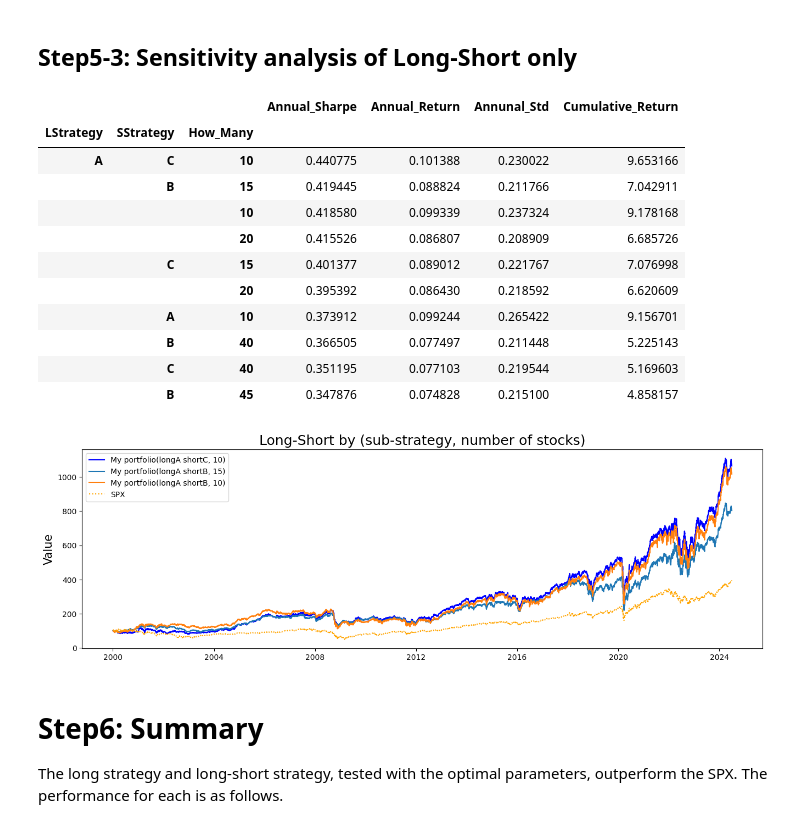
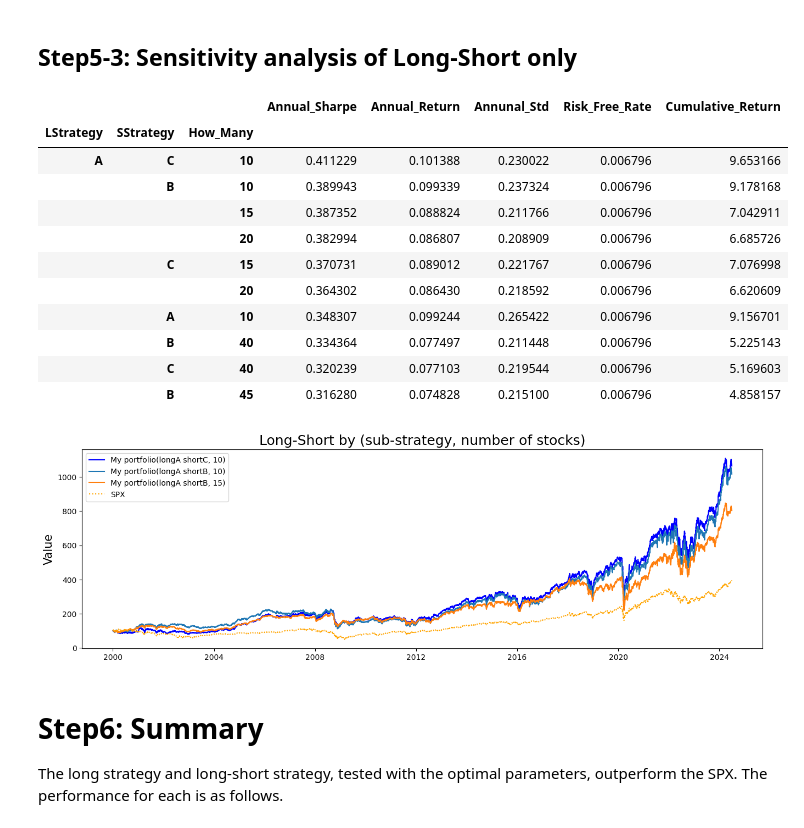
Before and after one commit to wisdomworker/Investments_2025, a Jupyter notebook: Inv_project_v2.ipynb, the cells around one changed output. Saved outputs shown, nothing was run; the diff lists cells and outputs as text; code cells hidden in the pictures.

```diff
--- a/Inv_project_v2.ipynb
+++ b/Inv_project_v2.ipynb
@@ -88,6 +92,12 @@ factors_sorted
 | 2023-12-29 | 10.2 | 0.521127 | -11.1 | -21.3 | 374.4474 | ... |
 | 2024-03-28 | 10.2 | 0.521127 | -11.1 | -21.3 | 374.4474 | ... |
 98 rows × 8491 columns
+# %%
+rfrate = pd.read_excel("/content/drive/MyDrive/Inv_project/rfrate.xlsx", index_col=0, header=0)
+# %%
+rfrate = rfrate.loc[rfrate.index.isin(daily_price.index)]
+rfrate.index = pd.to_datetime(rfrate.index, format="%Y-%m-%d")
+rfrate.index = rfrate.index.tz_localize(None)
 # %% [markdown]
 #Step3 : Define Sub-Strategies
 
@@ -399,9 +409,10 @@ def backtest_longonly_top(daily_price, Strategy = 'C', initial_value = 100, fee=
     Cum_Return = float((my_pf.iloc[-1] / my_pf.iloc[0])-1)
     My_Port_Return = float(  (my_pf.iloc[-1] / my_pf.iloc[0]) **(1/n) -1  )
     My_Port_Std = float(my_pf.pct_change().iloc[1:].std().round(5)) * np.sqrt(252)
-    Ann_Sharpe = My_Port_Return / My_Port_Std
+    riskfree_return = rfrate.mean()[0]
+    Ann_Sharpe = (My_Port_Return - riskfree_return ) / My_Port_Std
 
-    result = pd.DataFrame([Cum_Return, My_Port_Return, My_Port_Std, Ann_Sharpe], index = ['Cumulative_Return','Annual_Return','Annunal_Std','Annual_Sharpe'])
+    result = pd.DataFrame([Cum_Return, riskfree_return, My_Port_Return, My_Port_Std, Ann_Sharpe], index = ['Cumulative_Return','Risk_Free_Rate', 'Annual_Return','Annunal_Std','Annual_Sharpe'])
     result.columns = [str(my_pf.index[0])[:10] + '_To_'+str(my_pf.index[-1])[:10]]
 
     return my_pf, result
@@ -474,9 +485,10 @@ def backtest_shortonly_bottom(daily_price, Strategy = 'C', initial_value = 100,
     Cum_Return = float((my_pf.iloc[-1] / my_pf.iloc[0])-1)
     My_Port_Return = float(  (my_pf.iloc[-1] / my_pf.iloc[0]) **(1/n) -1  )
     My_Port_Std = float(my_pf.pct_change().iloc[1:].std().round(5)) * np.sqrt(252)
-    Ann_Sharpe = My_Port_Return / My_Port_Std
+    riskfree_return = rfrate.mean()[0]
+    Ann_Sharpe = (My_Port_Return - riskfree_return ) / My_Port_Std
 
-    result = pd.DataFrame([Cum_Return, My_Port_Return, My_Port_Std, Ann_Sharpe], index = ['Cumulative_Return','Annual_Return','Annunal_Std','Annual_Sharpe'])
+    result = pd.DataFrame([Cum_Return, riskfree_return, My_Port_Return, My_Port_Std, Ann_Sharpe], index = ['Cumulative_Return','Risk_Free_Rate', 'Annual_Return','Annunal_Std','Annual_Sharpe'])
     result.columns = [str(my_pf.index[0])[:10] + '_To_'+str(my_pf.index[-1])[:10]]
 
     return my_pf, result
@@ -568,9 +580,10 @@ def backtest_longshort(daily_price, L_Strategy = 'C',S_Strategy = 'C', initial_v
     Cum_Return = float((my_pf.iloc[-1] / my_pf.iloc[0])-1)
     My_Port_Return = float(  (my_pf.iloc[-1] / my_pf.iloc[0]) **(1/n) -1  )
     My_Port_Std = float(my_pf.pct_change().iloc[1:].std().round(5)) * np.sqrt(252)
-    Ann_Sharpe = My_Port_Return / My_Port_Std
+    riskfree_return = rfrate.mean()[0]
+    Ann_Sharpe = (My_Port_Return - riskfree_return ) / My_Port_Std
 
-    result = pd.DataFrame([Cum_Return, My_Port_Return, My_Port_Std, Ann_Sharpe], index = ['Cumulative_Return','Annual_Return','Annunal_Std','Annual_Sharpe'])
+    result = pd.DataFrame([Cum_Return, riskfree_return, My_Port_Return, My_Port_Std, Ann_Sharpe], index = ['Cumulative_Return','Risk_Free_Rate', 'Annual_Return','Annunal_Std','Annual_Sharpe'])
     result.columns = [str(my_pf.index[0])[:10] + '_To_'+str(my_pf.index[-1])[:10]]
 
     return my_pf, result
@@ -604,9 +617,10 @@ def backtest_sp500(daily_spx, initial_value = 100, fee=0.00):
     Cum_Return = float((index_pf.iloc[-1] / index_pf.iloc[0])-1)
     My_Port_Return = float(  (index_pf.iloc[-1] / index_pf.iloc[0]) **(1/n) -1  )
     My_Port_Std = float(index_pf.pct_change().iloc[1:].std().round(5)) * np.sqrt(252)
-    Ann_Sharpe = My_Port_Return / My_Port_Std
+    riskfree_return = rfrate.mean()[0]
+    Ann_Sharpe = (My_Port_Return - riskfree_return ) / My_Port_Std
 
-    result = pd.DataFrame([Cum_Return, My_Port_Return, My_Port_Std, Ann_Sharpe], index = ['Cumulative_Return','Annual_Return','Annunal_Std','Annual_Sharpe'])
+    result = pd.DataFrame([Cum_Return, riskfree_return, My_Port_Return, My_Port_Std, Ann_Sharpe], index = ['Cumulative_Return', 'Risk_Free_Rate', 'Annual_Return','Annunal_Std','Annual_Sharpe'])
     result.columns = [str(index_pf.index[0])[:10] + '_To_'+str(index_pf.index[-1])[:10]]
 
     return index_pf, result
@@ -807,31 +826,30 @@ ls_results_combined = (
 
 ls_max_sharpe = ls_results_combined.unstack(level=3)
 ls_max_sharpe.columns = ls_max_sharpe.columns.droplevel(0)
-ls_max_sharpe = ls_max_sharpe.sort_values(by='Annual_Sharpe', ascending=False).filter(['Annual_Sharpe', 'Annual_Return', 'Annunal_Std', 'Cumulative_Return'])
+ls_max_sharpe = ls_max_sharpe.sort_values(by='Annual_Sharpe', ascending=False).filter(['Annual_Sharpe', 'Annual_Return', 'Annunal_Std', 'Risk_Free_Rate', 'Cumulative_Return'])
 
-ls_pf_combined.to_pickle('ls_pf_combined.pickle')
-ls_results_combined.to_pickle('ls_results_combined.pickle')
-ls_max_sharpe.to_pickle('ls_max_sharpe.pickle')
+ls_pf_combined.to_excel('/content/drive/MyDrive/Inv_project/ls_pf_combined.xlsx')
+ls_results_combined.to_excel('/content/drive/MyDrive/Inv_project/ls_results_combined.xlsx')
+ls_max_sharpe.to_excel('/content/drive/MyDrive/Inv_project/ls_max_sharpe.xlsx')
 # %%
-ls_max_sharpe.to_excel("ls_max_sharpe.xlsx")
 ls_max_sharpe.head(10)
 # %% [output]
-|  |  |  | Annual_Sharpe | Annual_Return | Annunal_Std | Cumulative_Return |
-| LStrategy | SStrategy | How_Many |  |  |  |  |
-| A | C | 10 | 0.440775 | 0.101388 | 0.230022 | 9.653166 |
-|  | B | 15 | 0.419445 | 0.088824 | 0.211766 | 7.042911 |
-|  |  | 10 | 0.418580 | 0.099339 | 0.237324 | 9.178168 |
-|  |  | 20 | 0.415526 | 0.086807 | 0.208909 | 6.685726 |
-|  | C | 15 | 0.401377 | 0.089012 | 0.221767 | 7.076998 |
-|  |  | 20 | 0.395392 | 0.086430 | 0.218592 | 6.620609 |
-|  | A | 10 | 0.373912 | 0.099244 | 0.265422 | 9.156701 |
-|  | B | 40 | 0.366505 | 0.077497 | 0.211448 | 5.225143 |
-|  | C | 40 | 0.351195 | 0.077103 | 0.219544 | 5.169603 |
-|  | B | 45 | 0.347876 | 0.074828 | 0.215100 | 4.858157 |
+|  |  |  | Annual_Sharpe | Annual_Return | Annunal_Std | Risk_Free_Rate | Cumulative_Return |
+| LStrategy | SStrategy | How_Many |  |  |  |  |  |
+| A | C | 10 | 0.411229 | 0.101388 | 0.230022 | 0.006796 | 9.653166 |
+|  | B | 10 | 0.389943 | 0.099339 | 0.237324 | 0.006796 | 9.178168 |
+|  |  | 15 | 0.387352 | 0.088824 | 0.211766 | 0.006796 | 7.042911 |
+|  |  | 20 | 0.382994 | 0.086807 | 0.208909 | 0.006796 | 6.685726 |
+|  | C | 15 | 0.370731 | 0.089012 | 0.221767 | 0.006796 | 7.076998 |
+|  |  | 20 | 0.364302 | 0.086430 | 0.218592 | 0.006796 | 6.620609 |
+|  | A | 10 | 0.348307 | 0.099244 | 0.265422 | 0.006796 | 9.156701 |
+|  | B | 40 | 0.334364 | 0.077497 | 0.211448 | 0.006796 | 5.225143 |
+|  | C | 40 | 0.320239 | 0.077103 | 0.219544 | 0.006796 | 5.169603 |
+|  | B | 45 | 0.316280 | 0.074828 | 0.215100 | 0.006796 | 4.858157 |
 # %%
 my_pf_ls1 = ls_pf_combined[(ls_pf_combined.index.get_level_values(0) == 'A') &(ls_pf_combined.index.get_level_values(1) == 'C') & (ls_pf_combined.index.get_level_values(2) == 10) ].droplevel([0, 1, 2])
-my_pf_ls2 = ls_pf_combined[(ls_pf_combined.index.get_level_values(0) == 'A') &(ls_pf_combined.index.get_level_values(1) == 'B') & (ls_pf_combined.index.get_level_values(2) == 15) ].droplevel([0, 1, 2])
-my_pf_ls3 = ls_pf_combined[(ls_pf_combined.index.get_level_values(0) == 'A') &(ls_pf_combined.index.get_level_values(1) == 'B') & (ls_pf_combined.index.get_level_values(2) == 10) ].droplevel([0, 1, 2])
+my_pf_ls2 = ls_pf_combined[(ls_pf_combined.index.get_level_values(0) == 'A') &(ls_pf_combined.index.get_level_values(1) == 'B') & (ls_pf_combined.index.get_level_values(2) == 10) ].droplevel([0, 1, 2])
+my_pf_ls3 = ls_pf_combined[(ls_pf_combined.index.get_level_values(0) == 'A') &(ls_pf_combined.index.get_level_values(1) == 'B') & (ls_pf_combined.index.get_level_values(2) == 15) ].droplevel([0, 1, 2])
 
 # Compare Values between  strategies
 plt.figure(figsize=(16, 16))
@@ -839,13 +857,13 @@ plt.subplot(3,1,1)
 plt.title('Long-Short by (sub-strategy, number of stocks)',fontsize=18)
 plt.ylabel('Value', fontsize = 15)
 plt.plot(my_pf_ls1, color = 'b', label = 'My portfolio(longA shortC, 10)')
-plt.plot(my_pf_ls2, label = 'My portfolio(longA shortB, 15)')
-plt.plot(my_pf_ls3, label = 'My portfolio(longA shortB, 10)')
+plt.plot(my_pf_ls2, label = 'My portfolio(longA shortB, 10)')
+plt.plot(my_pf_ls3, label = 'My portfolio(longA shortB, 15)')
 plt.plot(spx, color = 'orange', linestyle = ':', label = 'SPX')
 plt.legend(loc = 'best')
 plt.show()
 # %% [output]
-[figure, old version]
+[figure, new version]
 # %% [markdown]
 # Step6: Summary
 
```
Also changed, not shown: parts of 15 cells of this notebook.
